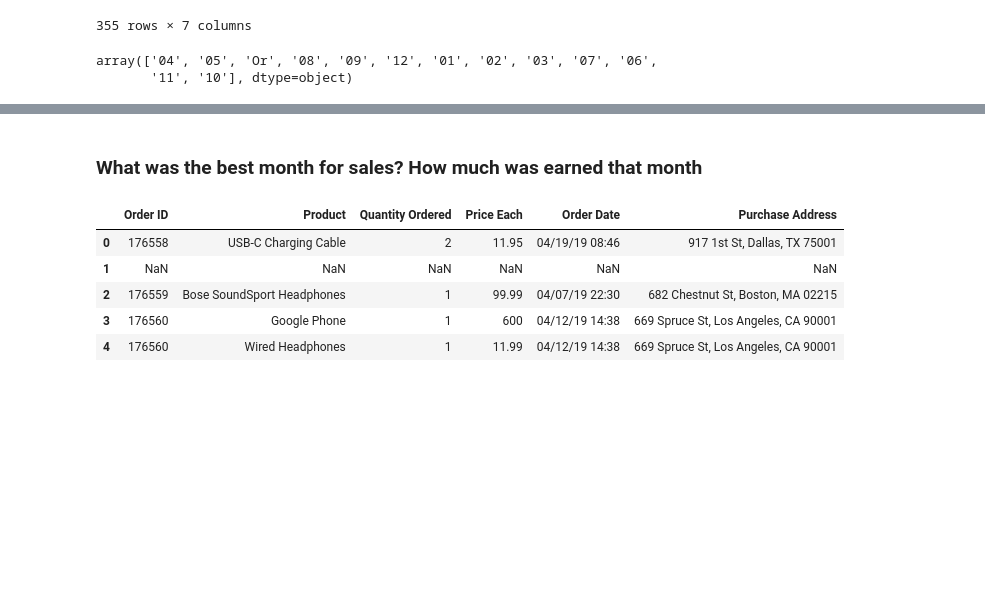
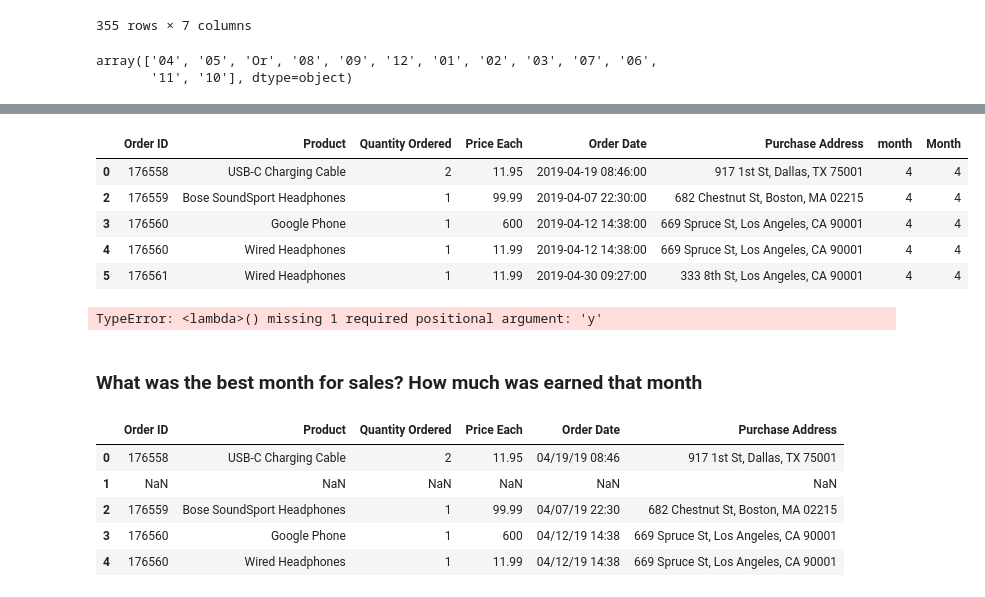
Before and after one commit to rustydigg918/Dell_Inspiron_works, a Jupyter notebook: Keith_Gali_Working_With_Real_World/Real life business problem.ipynb, the cells around one changed output, grey strips where cells are left out. Saved outputs shown, nothing was run; the diff lists cells and outputs as text; code cells hidden in the pictures; blank space fills up the shorter version.

```diff
--- a/Keith_Gali_Working_With_Real_World/Real life business problem.ipynb
+++ b/Keith_Gali_Working_With_Real_World/Real life business problem.ipynb
@@ -150,0 +166,11 @@ df['Order Date']= pd.to_datetime(df['Order Date'])
+# %%
+df['Month']= df['Order Date'].dt.month.apply(lambda x: x)
+# %%
+df.head()
+# %% [output]
+|  | Order ID | Product | Quantity Ordered | Price Each | Order Date | Purchase Address | month | Month |
+| 0 | 176558 | USB-C Charging Cable | 2 | 11.95 | 2019-04-19 08:46:00 | 917 1st St, Dallas, TX 75001 | 4 | 4 |
+| 2 | 176559 | Bose SoundSport Headphones | 1 | 99.99 | 2019-04-07 22:30:00 | 682 Chestnut St, Boston, MA 02215 | 4 | 4 |
+| 3 | 176560 | Google Phone | 1 | 600 | 2019-04-12 14:38:00 | 669 Spruce St, Los Angeles, CA 90001 | 4 | 4 |
+| 4 | 176560 | Wired Headphones | 1 | 11.99 | 2019-04-12 14:38:00 | 669 Spruce St, Los Angeles, CA 90001 | 4 | 4 |
+| 5 | 176561 | Wired Headphones | 1 | 11.99 | 2019-04-30 09:27:00 | 333 8th St, Los Angeles, CA 90001 | 4 | 4 |
@@ -151,3 +184,9 @@ df['Order Date']= pd.to_datetime(df['Order Date'])
+# %%
+df['status'] = df.apply(lambda x,y: flag(x,y), df.month,df.Month)
+
+(lambda num: (num > 7), numbers_list))
+# %% [output]
+TypeError: <lambda>() missing 1 required positional argument: 'y'
 # %% [markdown]
 ### What was the best month for sales? How much was earned that month
 # %%
```
Also changed, not shown: parts of 5 cells of this notebook.
